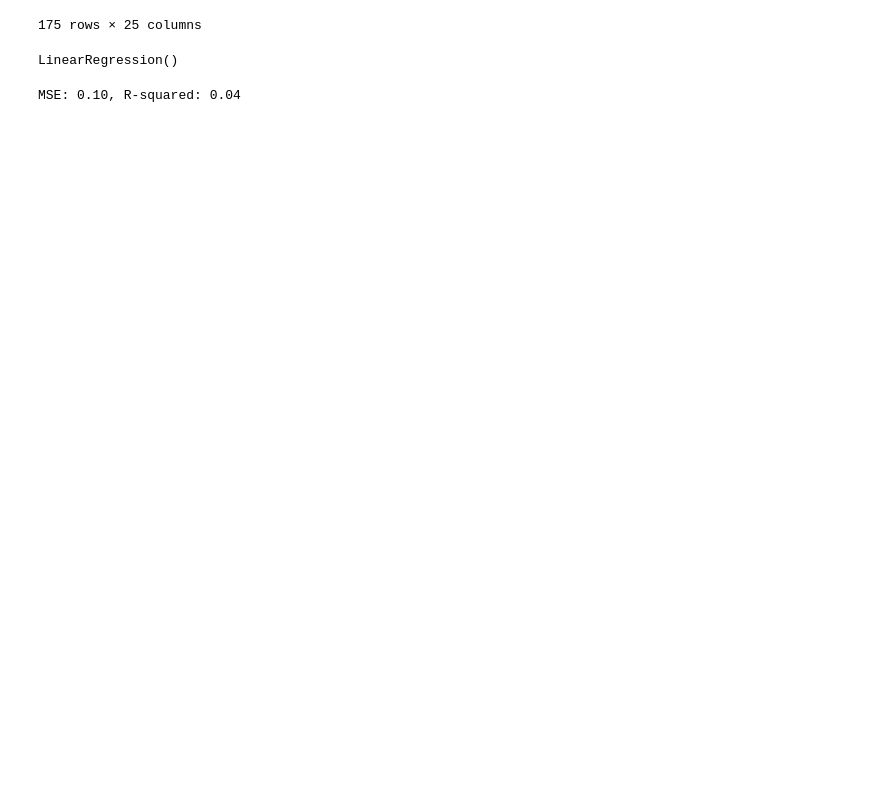
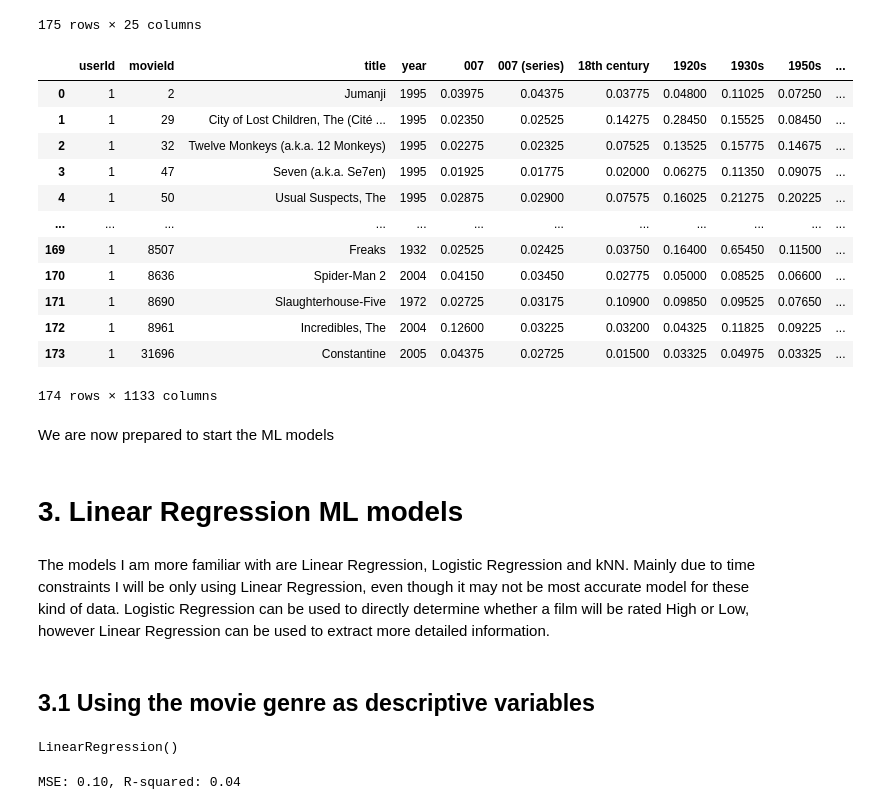
Before and after one commit to jwongr/TestModelo, a Jupyter notebook: PythonTest.ipynb, the cells around one changed output. Saved outputs shown, nothing was run; the diff lists cells and outputs as text; code cells hidden in the pictures; blank space fills up the shorter version.

```diff
--- a/PythonTest.ipynb
+++ b/PythonTest.ipynb
@@ -218,6 +254,32 @@ df
 | 173 | 1 | 8961 | Incredibles, The | 2004 | 1.0 | 1.0 | 1.0 | 1.0 | 0.0 | 0.0 | ... |
 | 174 | 1 | 31696 | Constantine | 2005 | 0.0 | 0.0 | 0.0 | 0.0 | 1.0 | 0.0 | ... |
 175 rows × 25 columns
+# %%
+df_tag_lr = userRating_df.merge(movies_tag, on='movieId', how='inner')
+df_tag_lr = df_tag_lr[[col for col in df_tag_lr.columns if col != 'rating'] + ['rating']]
+df_tag_lr
+# %% [output]
+|  | userId | movieId | title | year | 007 | 007 (series) | 18th century | 1920s | 1930s | 1950s | ... |
+| 0 | 1 | 2 | Jumanji | 1995 | 0.03975 | 0.04375 | 0.03775 | 0.04800 | 0.11025 | 0.07250 | ... |
+| 1 | 1 | 29 | City of Lost Children, The (Cité ... | 1995 | 0.02350 | 0.02525 | 0.14275 | 0.28450 | 0.15525 | 0.08450 | ... |
+| 2 | 1 | 32 | Twelve Monkeys (a.k.a. 12 Monkeys) | 1995 | 0.02275 | 0.02325 | 0.07525 | 0.13525 | 0.15775 | 0.14675 | ... |
+| 3 | 1 | 47 | Seven (a.k.a. Se7en) | 1995 | 0.01925 | 0.01775 | 0.02000 | 0.06275 | 0.11350 | 0.09075 | ... |
+| 4 | 1 | 50 | Usual Suspects, The | 1995 | 0.02875 | 0.02900 | 0.07575 | 0.16025 | 0.21275 | 0.20225 | ... |
+| ... | ... | ... | ... | ... | ... | ... | ... | ... | ... | ... | ... |
+| 169 | 1 | 8507 | Freaks | 1932 | 0.02525 | 0.02425 | 0.03750 | 0.16400 | 0.65450 | 0.11500 | ... |
+| 170 | 1 | 8636 | Spider-Man 2 | 2004 | 0.04150 | 0.03450 | 0.02775 | 0.05000 | 0.08525 | 0.06600 | ... |
+| 171 | 1 | 8690 | Slaughterhouse-Five | 1972 | 0.02725 | 0.03175 | 0.10900 | 0.09850 | 0.09525 | 0.07650 | ... |
+| 172 | 1 | 8961 | Incredibles, The | 2004 | 0.12600 | 0.03225 | 0.03200 | 0.04325 | 0.11825 | 0.09225 | ... |
+| 173 | 1 | 31696 | Constantine | 2005 | 0.04375 | 0.02725 | 0.01500 | 0.03325 | 0.04975 | 0.03325 | ... |
+174 rows × 1133 columns
+# %% [markdown]
+We are now prepared to start the ML models
+# %% [markdown]
+# 3. Linear Regression ML models
+# %% [markdown]
+The models I am more familiar with are Linear Regression, Logistic Regression and kNN. Mainly due to time constraints I will be only using Linear Regression, even though it may not be most accurate model for these kind of data. Logistic Regression can be used to directly determine whether a film will be rated High or Low, however Linear Regression can be used to extract more detailed information.
+# %% [markdown]
+## 3.1 Using the movie genre as descriptive variables
 # %%
 #Linear regression model preparation
 
```
Also changed, not shown: parts of 18 cells of this notebook.
